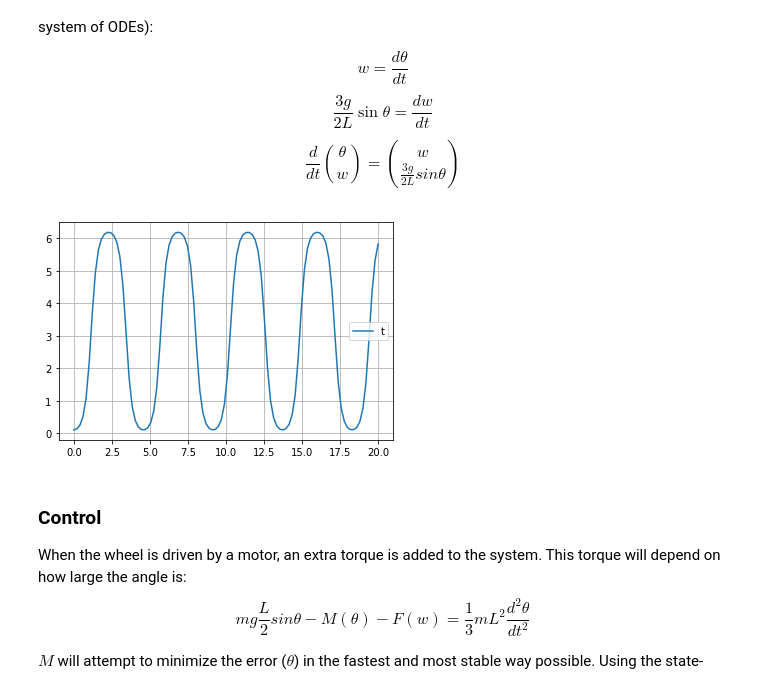
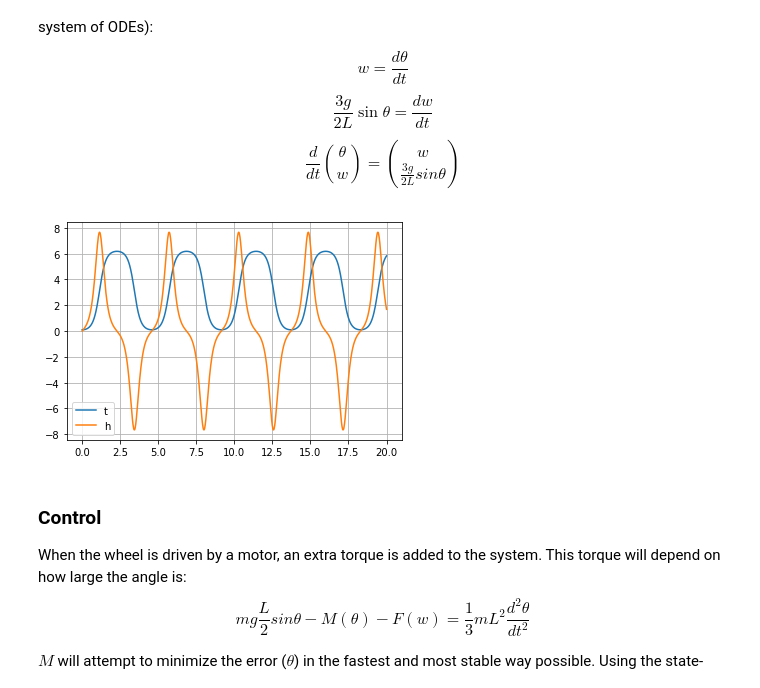
Before and after one commit to draymond63/segway, a Jupyter notebook: intro.ipynb, the cells around one changed output. Saved outputs shown, nothing was run; the diff lists cells and outputs as text; code cells hidden in the pictures.

```diff
--- a/intro.ipynb
+++ b/intro.ipynb
@@ -26,25 +26,26 @@ import matplotlib.pyplot as plt
 # %%
 # State Space Representation
 def simple_state_space(y: list, t: float, g=9.81, L=1): # [theta, angular velocity]
     # System is time invariant, so it doesn't depend on t (timestep)
     theta, w = y
     dtheta = w
     dw = 3*g/(2*L)*np.sin(theta)
     return dtheta, dw
 
-ts = np.linspace(0,20,100)
+ts = np.linspace(0, 20, 1000)
 
 ys = odeint(simple_state_space, y0=(0.1, 0), t=ts) # Run simulation
 thetas, ws = ys.T
 ys = np.cos(thetas) # Peak of the rod
 
 # Plot the numerical solution
 plt.grid()
 plt.plot(ts, thetas)
+plt.plot(ts, ws)
 plt.legend('theta')
 plt.show()
 # %% [output]
-[figure, old version]
+[figure, new version]
 # %% [markdown]
 ### Control
 When the wheel is driven by a motor, an extra torque is added to the system. This torque will depend on how large the angle is:
```
Also changed, not shown: parts of 2 cells of this notebook, 1 other file.
